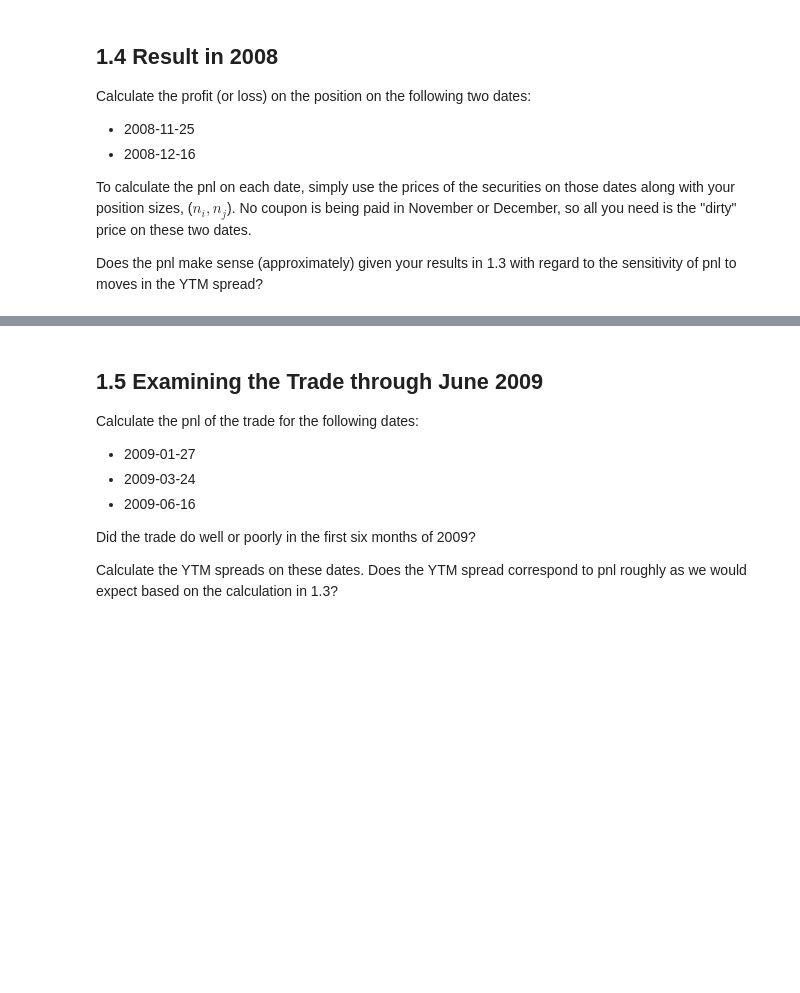
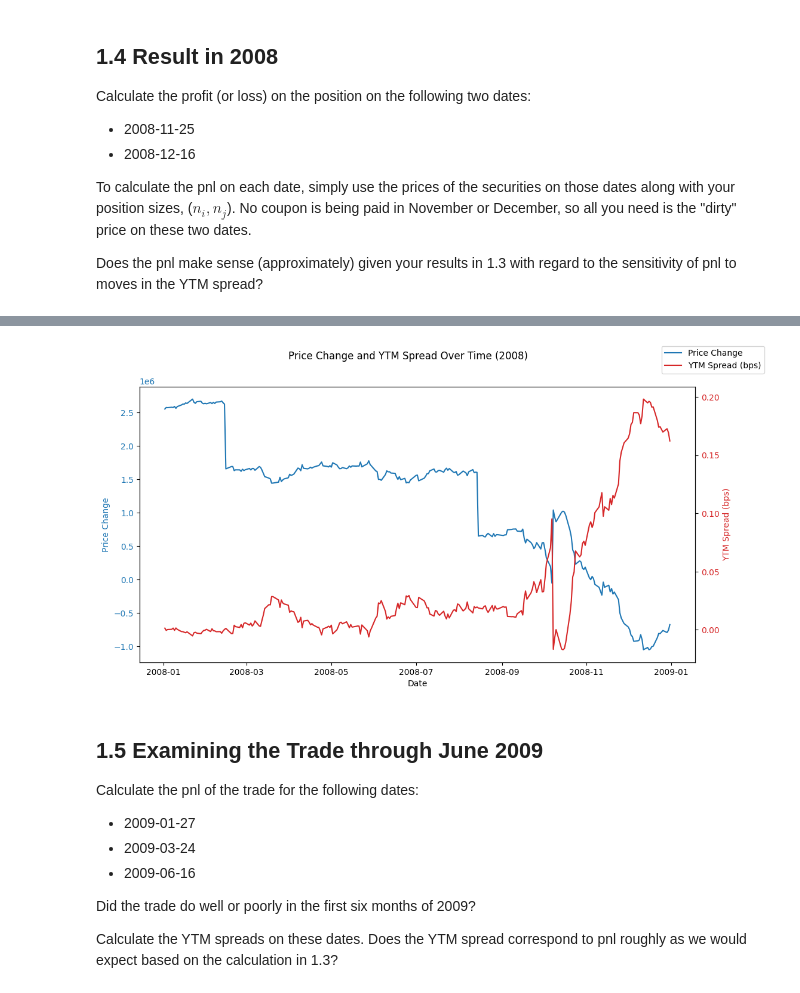
Before and after one commit to ArturoCharleston/finm-fixedincome-2025, a Jupyter notebook: homework/Homework 2_Arturo.ipynb, the cells around one changed output, grey strips where cells are left out. Saved outputs shown, nothing was run; the diff lists cells and outputs as text; code cells hidden in the pictures; blank space fills up the shorter version.

```diff
--- a/homework/Homework 2_Arturo.ipynb
+++ b/homework/Homework 2_Arturo.ipynb
@@ -113,10 +113,10 @@ hedge_ratio = pd.DataFrame(columns=['Equity', 'Assets', 'Contracts'], index=['Bo
 
 hedge_ratio.loc['Bonds', 'Equity'] = 1_000_000
 hedge_ratio.loc['Bonds', 'Assets'] = 50_000_000
-hedge_ratio.loc['Bonds', 'Contracts'] = hedge_ratio.loc['Bonds', 'Assets'] / chart.loc[204046, 'Dirty Price']
+hedge_ratio.loc['Bonds', 'Contracts'] = hedge_ratio.loc['Bonds', 'Assets'] / chart.loc['Bonds', 'Dirty Price']
 
-hedge_ratio.loc['Notes', 'Contracts'] = - hedge_ratio.loc['Bonds', 'Contracts'] * ((chart.loc[204046, 'Duration']*chart.loc[204046, 'Dirty Price'])/ (chart.loc[204047, 'Duration']*chart.loc[204047, 'Dirty Price']))
-hedge_ratio.loc['Notes', 'Assets'] = hedge_ratio.loc['Notes', 'Contracts'] * chart.loc[204047, 'Dirty Price']
+hedge_ratio.loc['Notes', 'Contracts'] = - hedge_ratio.loc['Bonds', 'Contracts'] * ((chart.loc['Bonds', 'Duration']*chart.loc['Bonds', 'Dirty Price'])/ (chart.loc['Notes', 'Duration']*chart.loc['Notes', 'Dirty Price']))
+hedge_ratio.loc['Notes', 'Assets'] = hedge_ratio.loc['Notes', 'Contracts'] * chart.loc['Notes', 'Dirty Price']
 hedge_ratio.loc['Notes', 'Equity'] = hedge_ratio.loc['Notes', 'Assets']/50
 
 # Format the DataFrame
@@ -208,3 +244,30 @@ Does the pnl make sense (approximately) given your results in 1.3 with regard to
+# %%
+# Filter the values DataFrame to include only dates within 2008
+values_2008 = values.loc['2008']
+
+# Plot the Price Change and YTM Spread for 2008
+fig, ax1 = plt.subplots(figsize=(12, 6))
+
+# Plot Price Change
+ax1.set_xlabel('Date')
+ax1.set_ylabel('Price Change', color='tab:blue')
+ax1.plot(values_2008.index, values_2008['Price Change'], color='tab:blue', label='Price Change')
+ax1.tick_params(axis='y', labelcolor='tab:blue')
+
+# Create a second y-axis to plot the YTM Spread
+ax2 = ax1.twinx()
+ax2.set_ylabel('YTM Spread (bps)', color='tab:red')
+ax2.plot(values_2008.index, values_2008['YTM Spread (bps)'], color='tab:red', label='YTM Spread (bps)')
+ax2.tick_params(axis='y', labelcolor='tab:red')
+
+# Add a title and legend
+fig.suptitle('Price Change and YTM Spread Over Time (2008)')
+fig.legend(loc='upper right')
+
+# Show the plot
+plt.show()
+# %% [output]
+[figure, added]
 # %% [markdown]
 
 ## 1.5 Examining the Trade through June 2009
```
Also changed, not shown: parts of 19 cells of this notebook, 1 other file.
